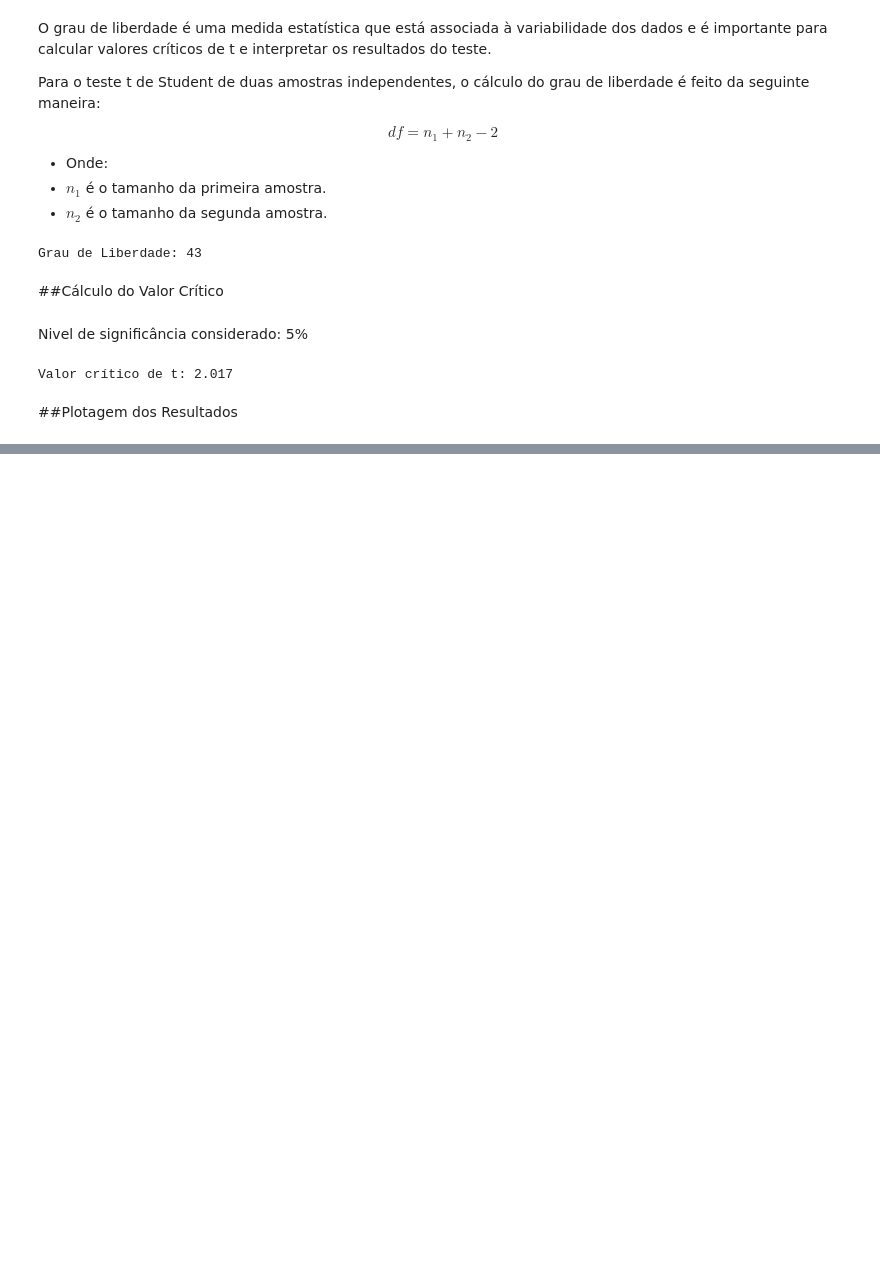
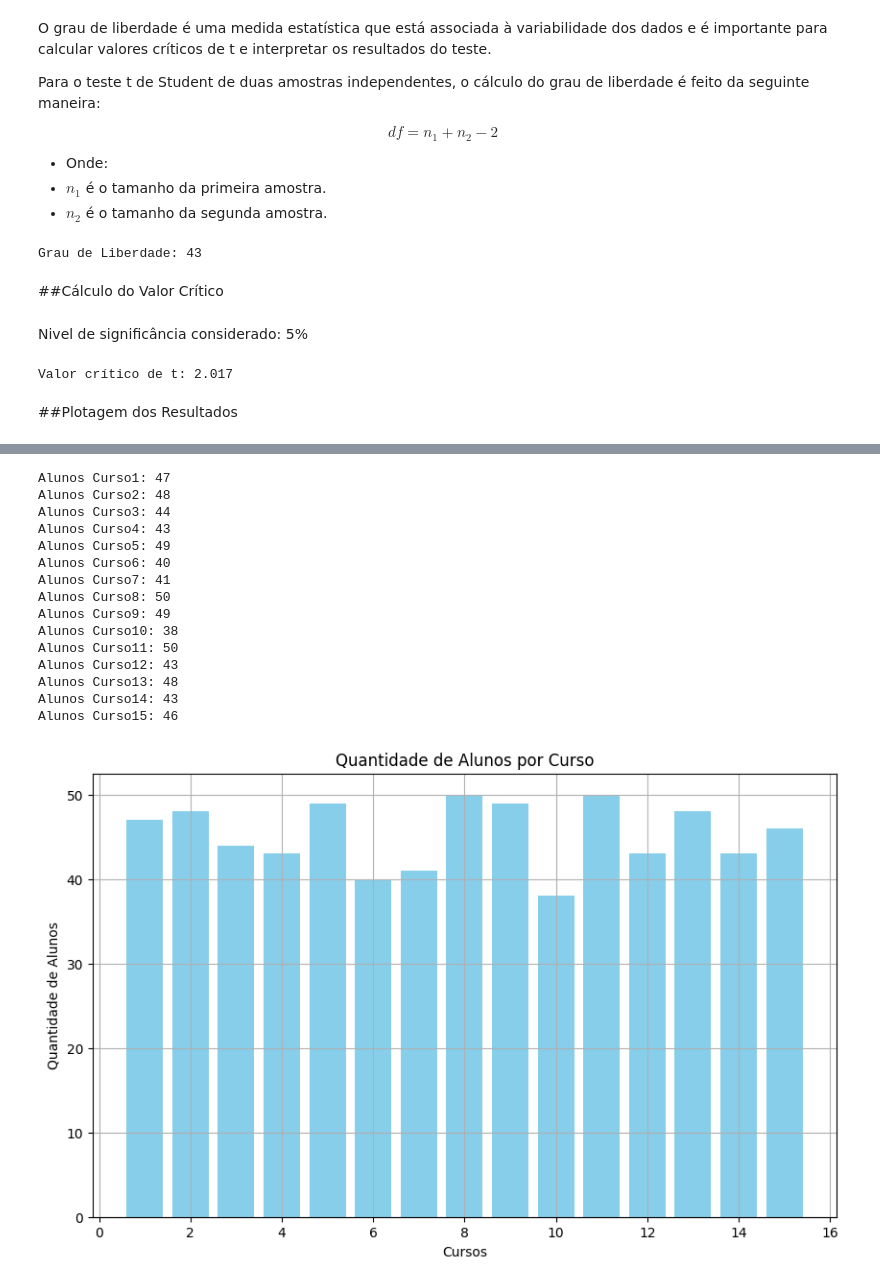
Before and after one commit to guilhermebsousa/inferencia-estatistica, a Jupyter notebook: Inference.ipynb, the cells around one changed output, grey strips where cells are left out. Drawn from its saved outputs; the diff is of its cells as text; code cells hidden in the pictures; blank space fills up the shorter version.

```diff
--- a/Inference.ipynb
+++ b/Inference.ipynb
@@ -924,0 +1026,31 @@ Resultado do teste: Rejeitamos a hipótese nula, há uma diferença significativ
+# %%
+# Criando amostras aleatórias
+qnt_alunos1 = [random.randint(35,50) for i in range(15)]
+for i in range(15):
+  print(f'Alunos Curso{i+1}: {qnt_alunos1[i]}')
+
+# Criar o gráfico de barras
+plt.figure(figsize=(10, 6))  # Define o tamanho da figura
+plt.bar(range(1, 16), qnt_alunos1, color='skyblue')  # Cria as barras
+plt.xlabel('Cursos')  # Legenda do eixo x
+plt.ylabel('Quantidade de Alunos')  # Legenda do eixo y
+plt.title('Quantidade de Alunos por Curso')  # Título do gráfico
+plt.grid(True)  # Adiciona uma grade ao gráfico
+plt.show()  # Mostra o gráfico
+# %% [output]
+Alunos Curso1: 47
+Alunos Curso2: 48
+Alunos Curso3: 44
+Alunos Curso4: 43
+Alunos Curso5: 49
+Alunos Curso6: 40
+Alunos Curso7: 41
+Alunos Curso8: 50
+Alunos Curso9: 49
+Alunos Curso10: 38
+Alunos Curso11: 50
+Alunos Curso12: 43
+Alunos Curso13: 48
+Alunos Curso14: 43
+Alunos Curso15: 46
+[figure, added]
```
Also changed, not shown: parts of 42 cells of this notebook.
